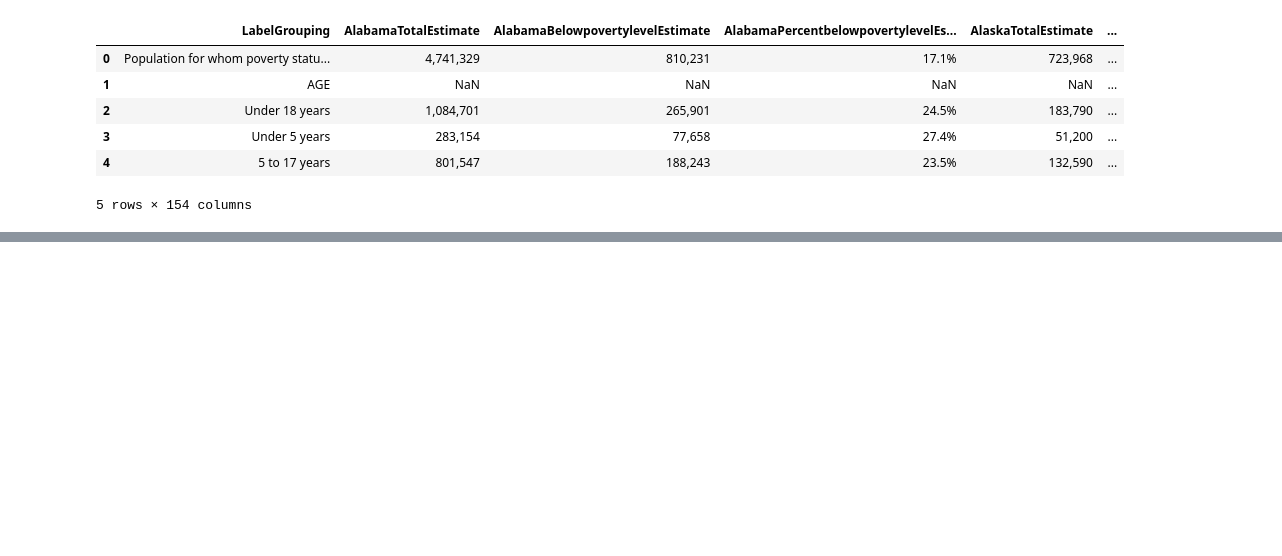
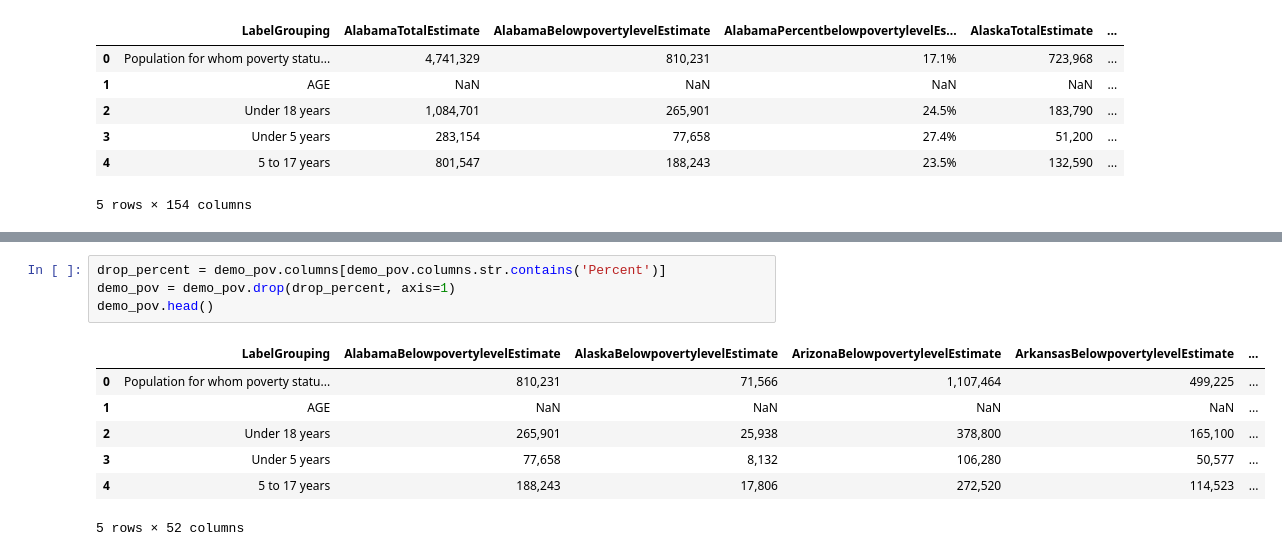
Before and after one commit to gabbycjames/DataScience_Capstone, a Jupyter notebook: DataWrangling2.ipynb, the cells around one changed output, grey strips where cells are left out. Saved outputs shown, nothing was run; the diff lists cells and outputs as text; blank space fills up the shorter version.

```diff
--- a/DataWrangling2.ipynb
+++ b/DataWrangling2.ipynb
@@ -927,0 +940,12 @@ TypeError: Could not convert 1,058,934 to numeric
+# %%
+drop_percent = demo_pov.columns[demo_pov.columns.str.contains('Percent')]
+demo_pov = demo_pov.drop(drop_percent, axis=1)
+demo_pov.head()
+# %% [output]
+|  | LabelGrouping | AlabamaBelowpovertylevelEstimate | AlaskaBelowpovertylevelEstimate | ArizonaBelowpovertylevelEstimate | ArkansasBelowpovertylevelEstimate | ... |
+| 0 | Population for whom poverty statu... | 810,231 | 71,566 | 1,107,464 | 499,225 | ... |
+| 1 | AGE | NaN | NaN | NaN | NaN | ... |
+| 2 | Under 18 years | 265,901 | 25,938 | 378,800 | 165,100 | ... |
+| 3 | Under 5 years | 77,658 | 8,132 | 106,280 | 50,577 | ... |
+| 4 | 5 to 17 years | 188,243 | 17,806 | 272,520 | 114,523 | ... |
+5 rows × 52 columns
```
Also changed, not shown: parts of 4 cells of this notebook.
